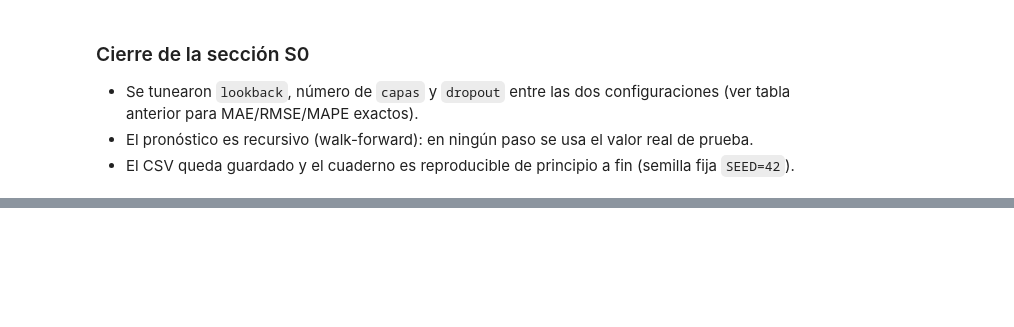
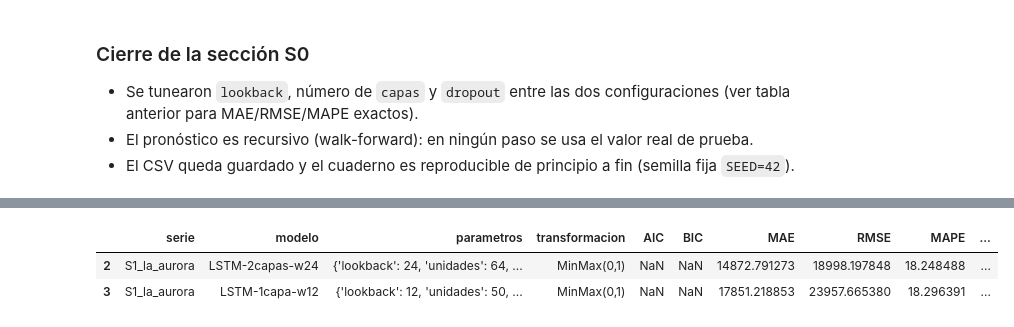
Before and after one commit to JosFer720/Laboratorio-1-Series-de-Tiempo, a Jupyter notebook: notebooks/06_lstm_s0_s1.ipynb, the cells around one changed output, grey strips where cells are left out. Drawn from its saved outputs; the diff is of its cells as text; code cells hidden in the pictures; blank space fills up the shorter version.

```diff
--- a/notebooks/06_lstm_s0_s1.ipynb
+++ b/notebooks/06_lstm_s0_s1.ipynb
@@ -219,0 +345,28 @@ plt.show()
+# %%
+configuraciones_s1 = {
+    "LSTM-1capa-w12": dict(lookback=12, unidades=50, capas=1, dropout=0.0),
+    "LSTM-2capas-w24": dict(lookback=24, unidades=64, capas=2, dropout=0.2),
+}
+
+resultados_s1 = {}
+filas_s1 = []
+for nombre_modelo, parametros in configuraciones_s1.items():
+    print(f"Entrenando S1 / {nombre_modelo}: {parametros}")
+    resultado = entrenar_lstm(
+        train_s1, test_s1, **parametros,
+        epochs=100, batch_size=16, seed=SEED,
+    )
+    resultados_s1[nombre_modelo] = resultado
+
+    fila = construir_resultado(
+        serie="S1_la_aurora",
+        modelo=nombre_modelo,
+        y_real=test_s1,
+        y_pred=resultado["y_pred"],
+        parametros={**parametros, "epochs": 100, "batch_size": 16},
+        transformacion="MinMax(0,1)",
+    )
+    filas_s1.append(fila)
+    epocas = len(resultado["historial"].history["loss"])
+    print(f"  MAE={fila['MAE']:.2f}  RMSE={fila['RMSE']:.2f}  "
+          f"MAPE={fila['MAPE']:.2f}%  (épocas corridas: {epocas})")
@@ -219,0 +384,17 @@ plt.show()
+# %%
+if RUTA_CSV_AVANCE.exists():
+    previo = pd.read_csv(RUTA_CSV_AVANCE)
+    previo = previo[previo["serie"] != "S1_la_aurora"]
+    filas_combinadas = pd.concat(
+        [previo, pd.DataFrame(filas_s1)], ignore_index=True
+    ).to_dict("records")
+else:
+    filas_combinadas = filas_s1
+
+tabla_avance = tabla_comparativa(filas_combinadas)
+tabla_avance.to_csv(RUTA_CSV_AVANCE, index=False)
+tabla_avance[tabla_avance["serie"] == "S1_la_aurora"]
+# %% [output]
+|  | serie | modelo | parametros | transformacion | AIC | BIC | MAE | RMSE | MAPE | ... |
+| 2 | S1_la_aurora | LSTM-2capas-w24 | {'lookback': 24, 'unidades': 64, ... | MinMax(0,1) | NaN | NaN | 14872.791273 | 18998.197848 | 18.248488 | ... |
+| 3 | S1_la_aurora | LSTM-1capa-w12 | {'lookback': 12, 'unidades': 50, ... | MinMax(0,1) | NaN | NaN | 17851.218853 | 23957.665380 | 18.296391 | ... |
```
Also changed, not shown: parts of 13 cells of this notebook.
